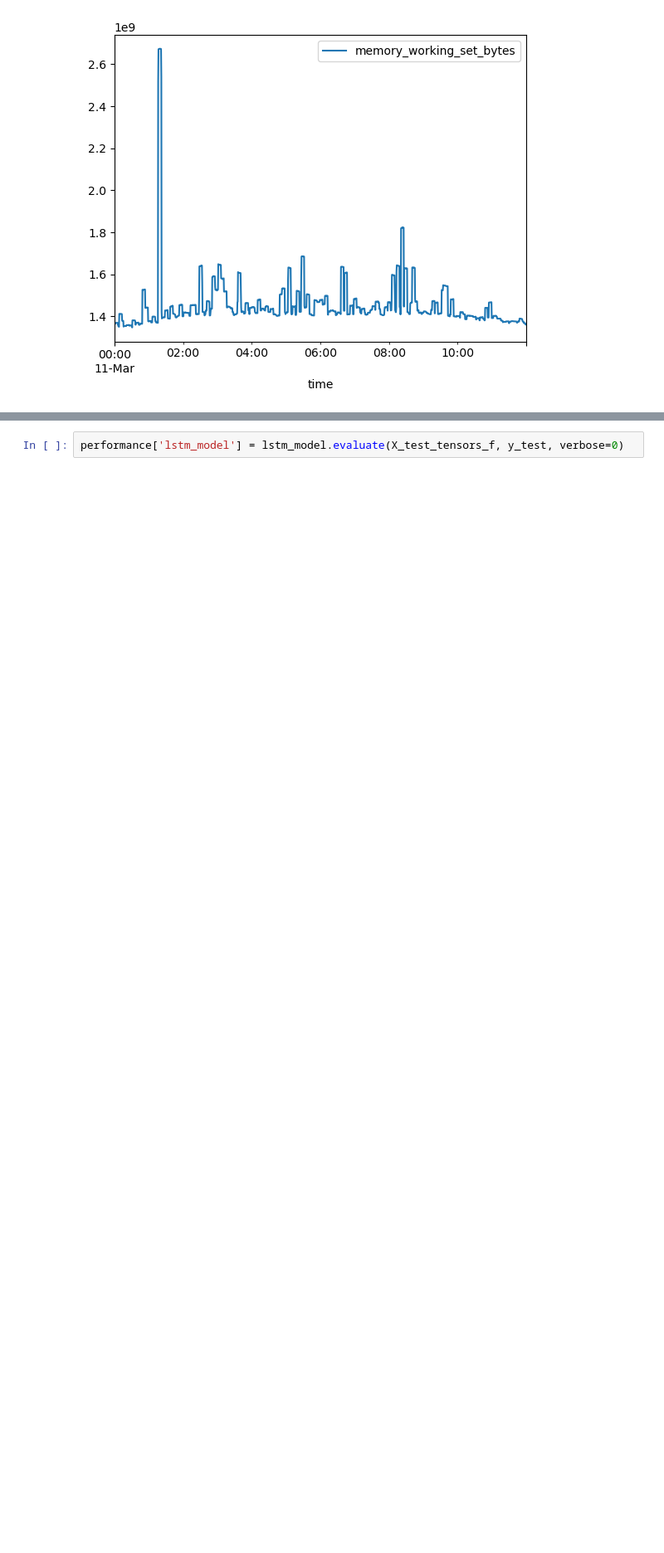
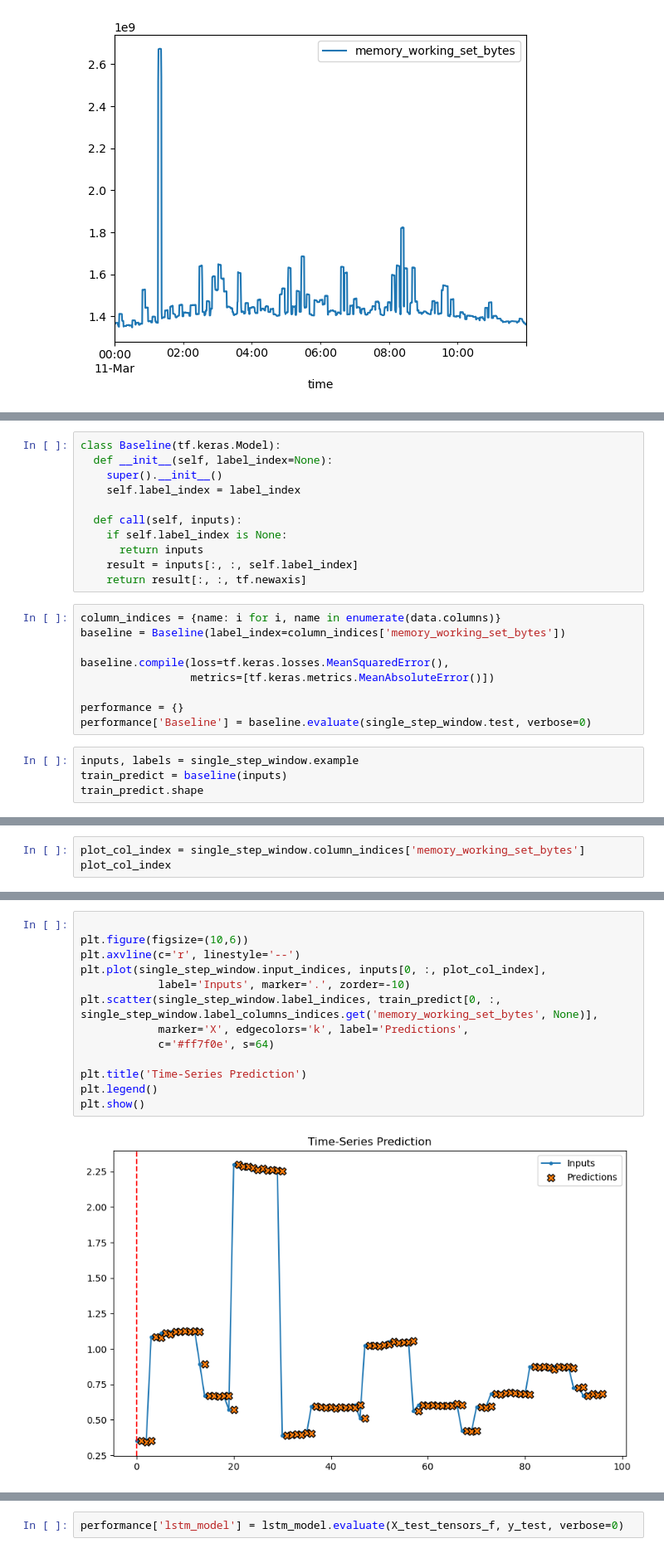
Before and after one commit to sunflower456/TimeSeriesPrediction, a Jupyter notebook: RNNexample_v3.ipynb, the cells around one changed output, grey strips where cells are left out. Shown at 83% size. Drawn from its saved outputs; the diff is of its cells as text; blank space fills up the shorter version.

Commit message:
add baseline

```diff
--- a/RNNexample_v3.ipynb
+++ b/RNNexample_v3.ipynb
@@ -97,0 +240,24 @@ _ = plot_features.plot(subplots=True)
+# %%
+class Baseline(tf.keras.Model):
+  def __init__(self, label_index=None):
+    super().__init__()
+    self.label_index = label_index
+
+  def call(self, inputs):
+    if self.label_index is None:
+      return inputs
+    result = inputs[:, :, self.label_index]
+    return result[:, :, tf.newaxis]
+# %%
+column_indices = {name: i for i, name in enumerate(data.columns)}
+baseline = Baseline(label_index=column_indices['memory_working_set_bytes'])
+
+baseline.compile(loss=tf.keras.losses.MeanSquaredError(),
+                 metrics=[tf.keras.metrics.MeanAbsoluteError()])
+
+performance = {}
+performance['Baseline'] = baseline.evaluate(single_step_window.test, verbose=0)
+# %%
+inputs, labels = single_step_window.example
+train_predict = baseline(inputs)
+train_predict.shape
@@ -97,0 +266,3 @@ _ = plot_features.plot(subplots=True)
+# %%
+plot_col_index = single_step_window.column_indices['memory_working_set_bytes']
+plot_col_index
@@ -97,0 +271,15 @@ _ = plot_features.plot(subplots=True)
+# %%
+
+plt.figure(figsize=(10,6))
+plt.axvline(c='r', linestyle='--')
+plt.plot(single_step_window.input_indices, inputs[0, :, plot_col_index],
+            label='Inputs', marker='.', zorder=-10)
+plt.scatter(single_step_window.label_indices, train_predict[0, :, single_step_window.label_columns_indices.get('memory_working_set_bytes', None)],
+            marker='X', edgecolors='k', label='Predictions',
+            c='#ff7f0e', s=64)
+
+plt.title('Time-Series Prediction')
+plt.legend()
+plt.show()
+# %% [output]
+[figure, added]
```
Also changed, not shown: parts of 27 cells of this notebook, 2 other files.
